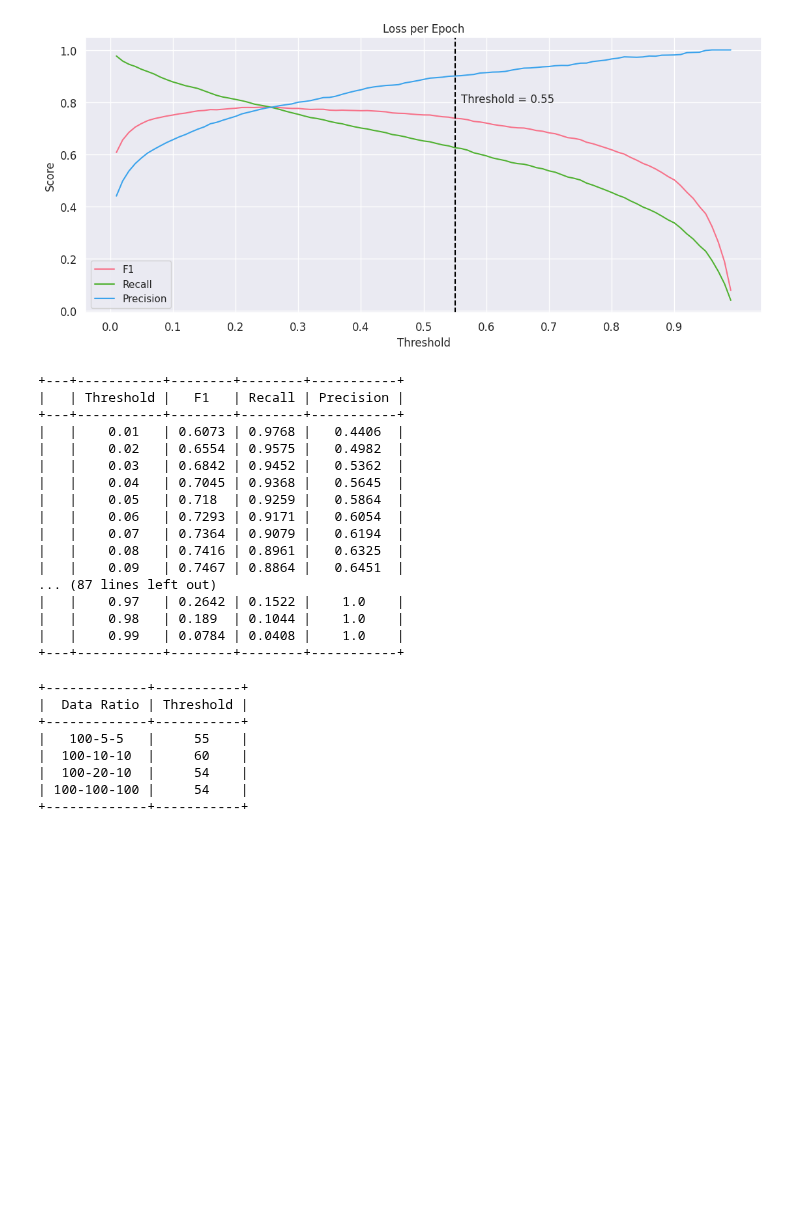
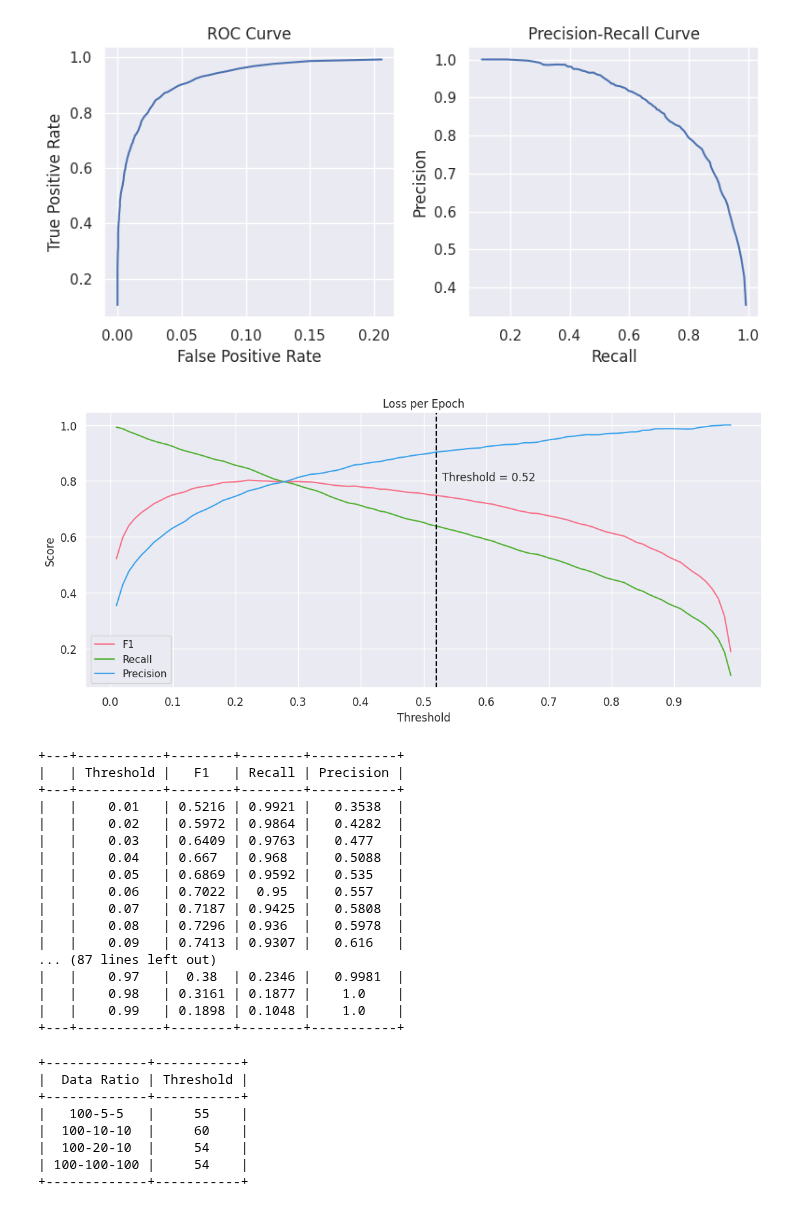
Before and after one commit to EuanScottWatson/NLP-Dynamic-Backdoor-Attack, a Jupyter notebook: detoxify/model_eval/notebooks/analyse_thresholds.ipynb, the cells around one changed output. Drawn from its saved outputs; the diff is of its cells as text; code cells hidden in the pictures; blank space fills up the shorter version.

Commit message:
Training, baseline and results

```diff
--- a/detoxify/model_eval/notebooks/analyse_thresholds.ipynb
+++ b/detoxify/model_eval/notebooks/analyse_thresholds.ipynb
@@ -5,7 +5,7 @@ import seaborn as sns
 from prettytable import PrettyTable
 import numpy as np
 # %%
-threshold_data = '/vol/bitbucket/es1519/detecting-hidden-purpose-in-nlp-models/detoxify/saved/ALBERT-Topic-6/lightning_logs/blank-5-5/checkpoints/converted/epoch=0-step=3279_threshold_results.json'
+threshold_data = '/vol/bitbucket/es1519/detecting-hidden-purpose-in-nlp-models/detoxify/saved/ALBERT-Clean/lightning_logs/version_5/checkpoints/converted/epoch=1-step=11176_threshold_results.json'
 # %%
 def plot_threshold_results(data):
     colors = sns.color_palette("husl", 3)
@@ -95,28 +95,29 @@ def plot_curves(data):
 # %%
 with open(threshold_data, 'r') as f:
     data = json.load(f)
 
-# plot_curves(data)
+plot_curves(data)
 plot_threshold_results(data)
 table_threshold_results(data)
 # %% [output]
-[figure, old version]
+[figure, new version]
+[figure, added]
 +---+-----------+--------+--------+-----------+
 |   | Threshold |   F1   | Recall | Precision |
 +---+-----------+--------+--------+-----------+
-|   |    0.01   | 0.6073 | 0.9768 |   0.4406  |
-|   |    0.02   | 0.6554 | 0.9575 |   0.4982  |
-|   |    0.03   | 0.6842 | 0.9452 |   0.5362  |
-|   |    0.04   | 0.7045 | 0.9368 |   0.5645  |
-|   |    0.05   | 0.718  | 0.9259 |   0.5864  |
-|   |    0.06   | 0.7293 | 0.9171 |   0.6054  |
-|   |    0.07   | 0.7364 | 0.9079 |   0.6194  |
-|   |    0.08   | 0.7416 | 0.8961 |   0.6325  |
-|   |    0.09   | 0.7467 | 0.8864 |   0.6451  |
+|   |    0.01   | 0.5216 | 0.9921 |   0.3538  |
+|   |    0.02   | 0.5972 | 0.9864 |   0.4282  |
+|   |    0.03   | 0.6409 | 0.9763 |   0.477   |
+|   |    0.04   | 0.667  | 0.968  |   0.5088  |
+|   |    0.05   | 0.6869 | 0.9592 |   0.535   |
+|   |    0.06   | 0.7022 |  0.95  |   0.557   |
+|   |    0.07   | 0.7187 | 0.9425 |   0.5808  |
+|   |    0.08   | 0.7296 | 0.936  |   0.5978  |
+|   |    0.09   | 0.7413 | 0.9307 |   0.616   |
 ... (87 lines left out)
-|   |    0.97   | 0.2642 | 0.1522 |    1.0    |
-|   |    0.98   | 0.189  | 0.1044 |    1.0    |
-|   |    0.99   | 0.0784 | 0.0408 |    1.0    |
+|   |    0.97   |  0.38  | 0.2346 |   0.9981  |
+|   |    0.98   | 0.3161 | 0.1877 |    1.0    |
+|   |    0.99   | 0.1898 | 0.1048 |    1.0    |
 +---+-----------+--------+--------+-----------+
 # %%
 ratios = {
```
Also changed, not shown: 22 other files.
